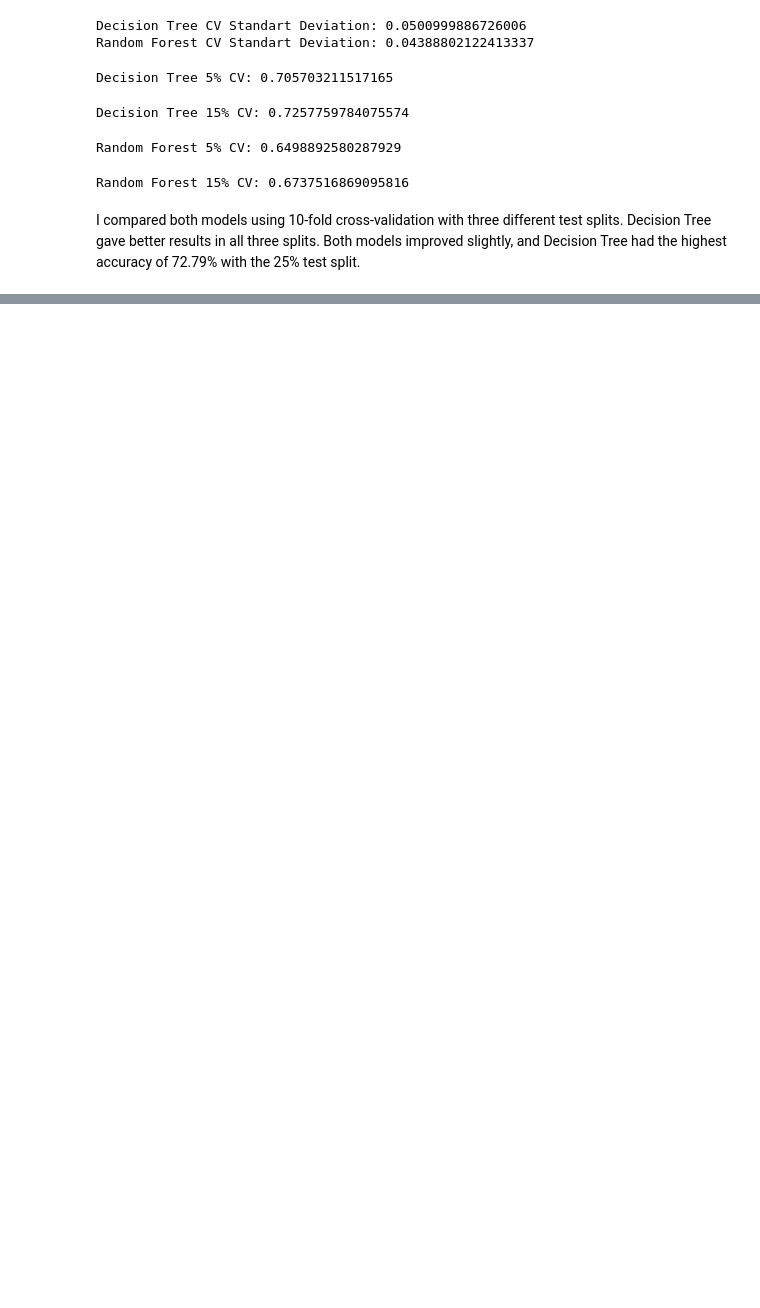
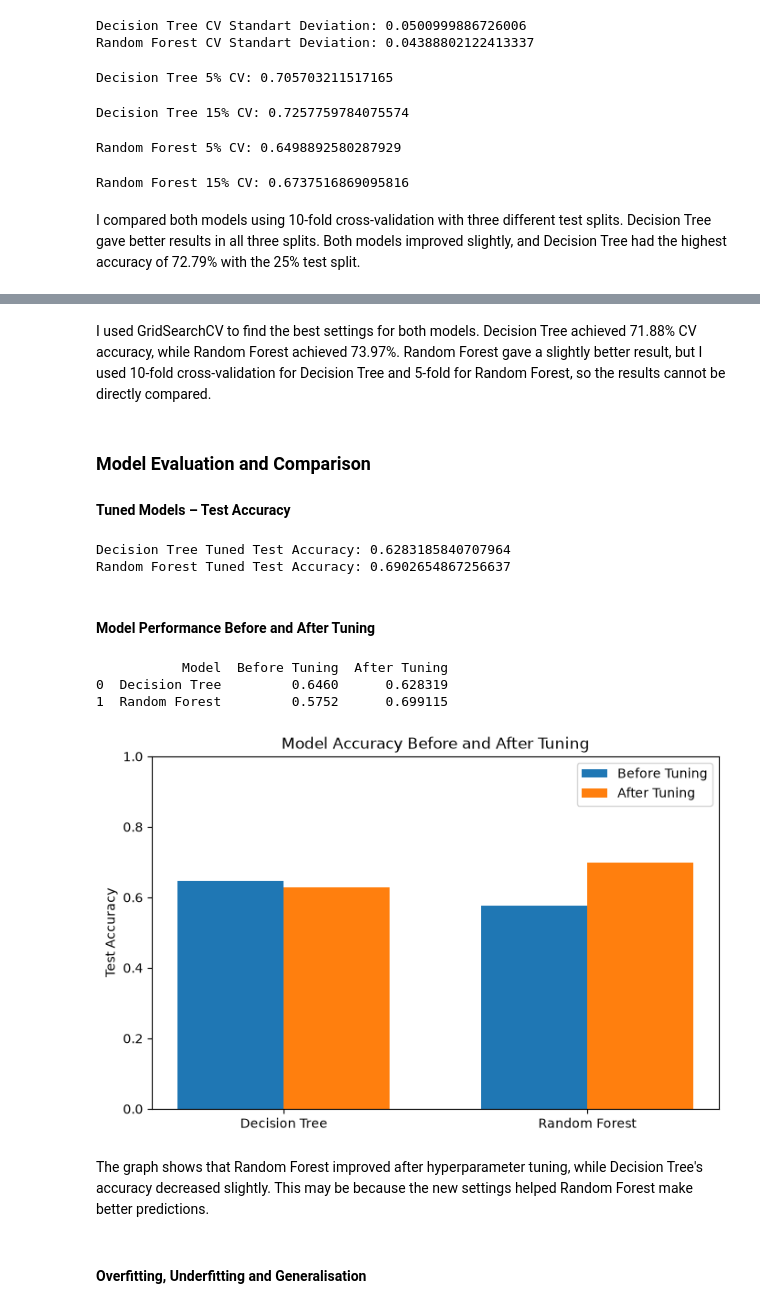
Before and after one commit to Munkhzaya-pom/ML_CA1, a Jupyter notebook: Munkhzaya_ML_Sept26 .ipynb, the cells around one changed output, grey strips where cells are left out. Drawn from its saved outputs; the diff is of its cells as text; code cells hidden in the pictures; blank space fills up the shorter version.

```diff
--- a/Munkhzaya_ML_Sept26 .ipynb
+++ b/Munkhzaya_ML_Sept26 .ipynb
@@ -478,0 +554,3 @@ I compared both models using 10-fold cross-validation with three different test
+# %%
+# Random Forest Hyperparameters
+param_grids = {"Random Forest": {"n_estimators": [50, 100, 200], "max_depth": [None, 5, 10, 20, 30]}}
@@ -478,0 +576,72 @@ I compared both models using 10-fold cross-validation with three different test
+# %% [markdown]
+I used GridSearchCV to find the best settings for both models. Decision Tree achieved 71.88% CV accuracy, while Random Forest achieved 73.97%. Random Forest gave a slightly better result, but I used 10-fold cross-validation for Decision Tree and 5-fold for Random Forest, so the results cannot be directly compared.
+# %% [markdown]
+### Model Evaluation and Comparison
+#### Tuned Models – Test Accuracy
+# %%
+from sklearn.metrics import accuracy_score
+
+# Best tuned models
+best_dt = dt_grid_search.best_estimator_
+best_rf = rf_grid_search.best_estimator_
+
+# Predictions on 25% test data
+dt_pred = best_dt.predict(X_test)
+rf_pred = best_rf.predict(X_test)
+
+# Test accuracy
+print("Decision Tree Tuned Test Accuracy:", accuracy_score(y_test, dt_pred))
+
+print("Random Forest Tuned Test Accuracy:", accuracy_score(y_test, rf_pred))
+# %% [output]
+Decision Tree Tuned Test Accuracy: 0.6283185840707964
+Random Forest Tuned Test Accuracy: 0.6902654867256637
+# %% [markdown]
+#### Model Performance Before and After Tuning
+# %%
+# Test accuracy before tuning
+dt_before = 0.6460
+rf_before = 0.5752
+
+# Test accuracy after tuning
+dt_after = accuracy_score(y_test, dt_pred)
+rf_after = accuracy_score(y_test, rf_pred)
+
+# Comparison table
+comparison = pd.DataFrame({
+    'Model': ['Decision Tree', 'Random Forest'],
+    'Before Tuning': [dt_before, rf_before],
+    'After Tuning': [dt_after, rf_after]})
+
+print(comparison)
+# %% [output]
+           Model  Before Tuning  After Tuning
+0  Decision Tree         0.6460      0.628319
+1  Random Forest         0.5752      0.699115
+# %%
+models = ['Decision Tree', 'Random Forest']
+
+before = [dt_before, rf_before]
+after = [dt_after, rf_after]
+
+x = np.arange(len(models))
+width = 0.35
+
+plt.figure(figsize = (8, 5))
+
+plt.bar(x - width/2, before, width, label = 'Before Tuning')
+plt.bar(x + width/2, after, width, label = 'After Tuning')
+
+plt.xticks(x, models)
+plt.ylabel('Test Accuracy')
+plt.title('Model Accuracy Before and After Tuning')
+plt.legend()
+plt.ylim(0, 1)
+
+plt.show()
+# %% [output]
+[figure, added]
+# %% [markdown]
+The graph shows that Random Forest improved after hyperparameter tuning, while Decision Tree's accuracy decreased slightly. This may be because the new settings helped Random Forest make better predictions.
+# %% [markdown]
+#### Overfitting, Underfitting and Generalisation
```
Also changed, not shown: parts of 19 cells of this notebook, 1 other file.
